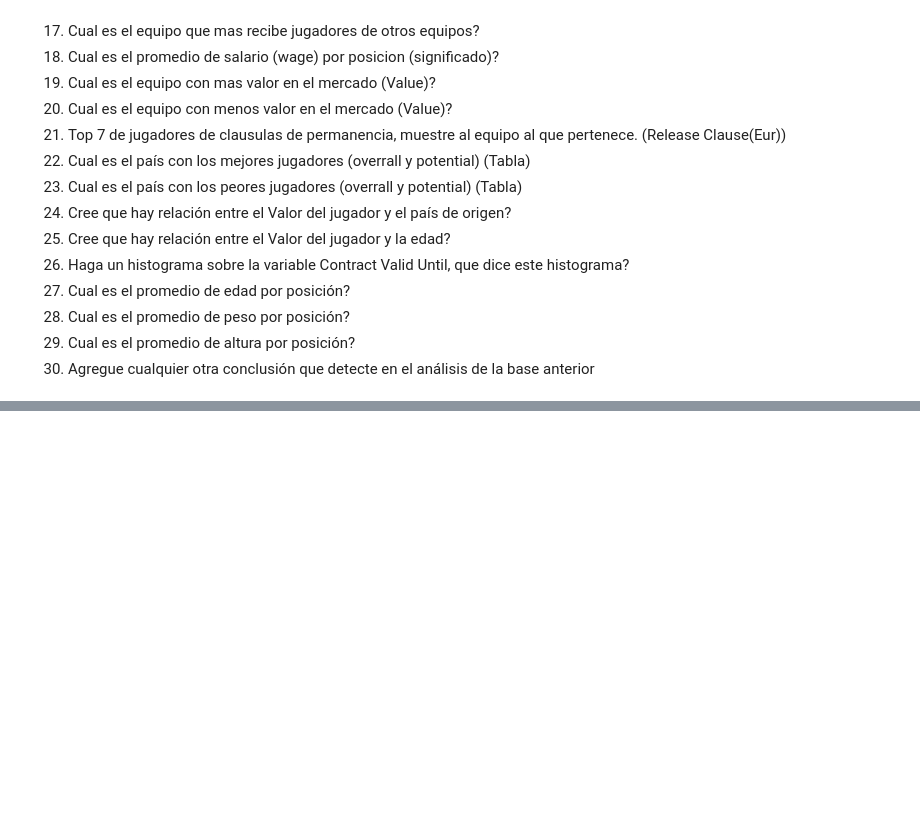
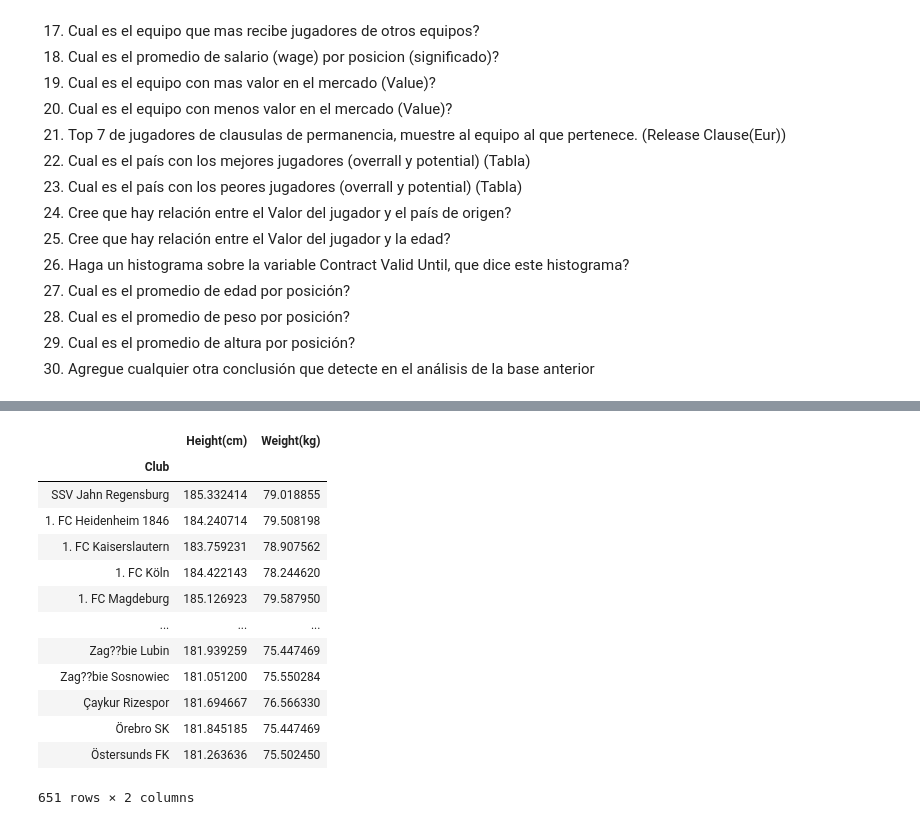
Before and after one commit to solrac2905/Ejercicios_Curso_Python_CD_Carlos_Lopez, a Jupyter notebook: E2 Carlos.ipynb, the cells around one changed output, grey strips where cells are left out. Cells and saved outputs as stored; diff of their text form; code cells hidden in the pictures; blank space fills up the shorter version.

```diff
--- a/E2 Carlos.ipynb
+++ b/E2 Carlos.ipynb
@@ -125,0 +376,18 @@ union2.where(filtro1)
+# %%
+#9
+pd.pivot_table(data=union2[['Club','Height(cm)','Weight(kg)']], index='Club',values=['Height(cm)','Weight(kg)'], aggfunc=np.mean)
+# %% [output]
+|  | Height(cm) | Weight(kg) |
+| Club |  |  |
+| SSV Jahn Regensburg | 185.332414 | 79.018855 |
+| 1. FC Heidenheim 1846 | 184.240714 | 79.508198 |
+| 1. FC Kaiserslautern | 183.759231 | 78.907562 |
+| 1. FC Köln | 184.422143 | 78.244620 |
+| 1. FC Magdeburg | 185.126923 | 79.587950 |
+| ... | ... | ... |
+| Zag??bie Lubin | 181.939259 | 75.447469 |
+| Zag??bie Sosnowiec | 181.051200 | 75.550284 |
+| Çaykur Rizespor | 181.694667 | 76.566330 |
+| Örebro SK | 181.845185 | 75.447469 |
+| Östersunds FK | 181.263636 | 75.502450 |
+651 rows × 2 columns
```
Also changed, not shown: parts of 25 cells of this notebook.
